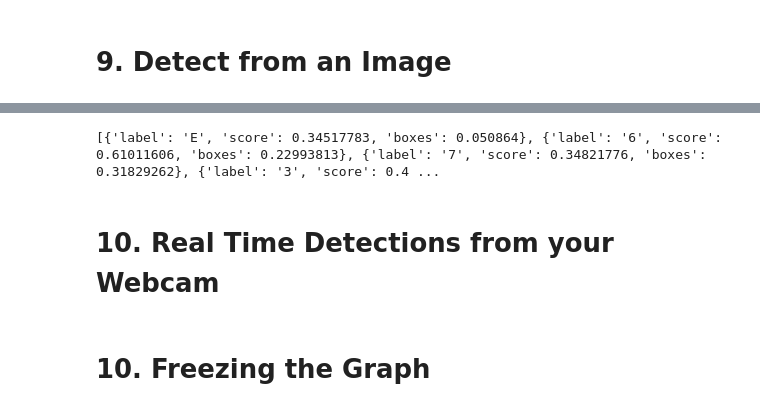
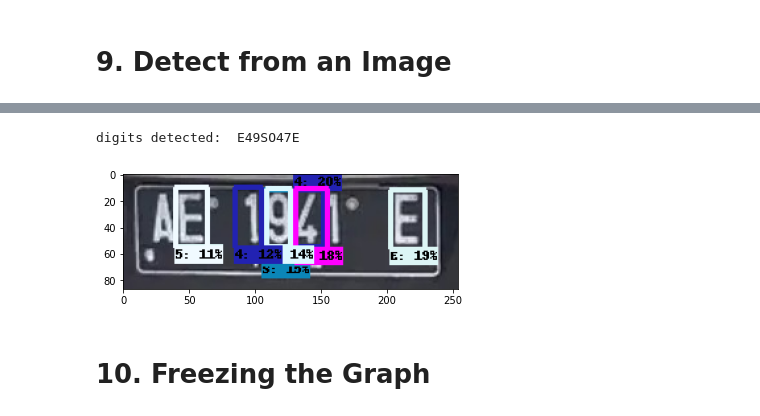
Before and after one commit to sekarlm/license-plate-recognition, a Jupyter notebook: digits_recognition/TFOD_digits_recognition.ipynb, the cells around one changed output, grey strips where cells are left out. Cells and saved outputs as stored; diff of their text form; code cells hidden in the pictures.

Commit message:
add digits recognition instructions

```diff
--- a/digits_recognition/TFOD_digits_recognition.ipynb
+++ b/digits_recognition/TFOD_digits_recognition.ipynb
@@ -8,9 +36,9 @@ Here is step by step building digits detection model.
 # %%
 import os
 # %%
-CUSTOM_MODEL_NAME = 'my_ssd_resnet50_v1_fpn'
-PRETRAINED_MODEL_NAME = 'ssd_resnet50_v1_fpn_640x640_coco17_tpu-8'
-PRETRAINED_MODEL_URL = 'http://download.tensorflow.org/models/object_detection/tf2/20200711/ssd_resnet50_v1_fpn_640x640_coco17_tpu-8.tar.gz'
+CUSTOM_MODEL_NAME = 'efficientdet_d1'
+PRETRAINED_MODEL_NAME = 'efficientdet_d1_coco17_tpu-32'
+PRETRAINED_MODEL_URL = 'http://download.tensorflow.org/models/object_detection/tf2/20200711/efficientdet_d1_coco17_tpu-32.tar.gz'
 TF_RECORD_SCRIPT_NAME = 'generate_tfrecord.py'
 LABEL_MAP_NAME = 'label_map.pbtxt'
 # %%
@@ -371,0 +371,4 @@ IMAGE_PATH = os.path.join(paths['IMAGE_PATH'], 'test', '351.E 6730 RC-07-19.jpeg
+# %%
+image01 = '17.E 4172 QC-11-18.jpg'
+
+IMAGE_PATH = os.path.join(paths['IMAGE_PATH'], 'test', 'image01')
@@ -407,9 +397,10 @@ plt.show()
 # %%
+# retrieve digits detections result
 boxes = detections['detection_boxes']
 max_boxes_to_draw = 8
 scores = detections['detection_scores']
 class_idx = detections['detection_classes']+label_id_offset
-min_score_thresh=.27
+min_score_thresh=.1
 
 result = []
 for i in range(min(max_boxes_to_draw, boxes.shape[0])):
@@ -421,7 +412,10 @@ for i in range(min(max_boxes_to_draw, boxes.shape[0])):
     result.append(item)
 
 result = sorted(result, key=lambda k: k['boxes'])
+digit_plate = ""
+for digit in result:
+  digit_plate = digit_plate+digit["label"]
+
+print("digits detected: ", digit_plate)
 # %% [output]
-[{'label': 'E', 'score': 0.34517783, 'boxes': 0.050864}, {'label': '6', 'score': 0.61011606, 'boxes': 0.22993813}, {'label': '7', 'score': 0.34821776, 'boxes': 0.31829262}, {'label': '3', 'score': 0.4 ...
+digits detected:  E49SO47E
-# %% [markdown]
-# 10. Real Time Detections from your Webcam
@@ -470,3 +422,23 @@ while cap.isOpened():
+# %%
+# visualize detection result
+label_id_offset = 1
+image_np_with_detections = image_np.copy()
+
+viz_utils.visualize_boxes_and_labels_on_image_array(
+            image_np_with_detections,
+            detections['detection_boxes'],
+            detections['detection_classes']+label_id_offset,
+            detections['detection_scores'],
+            category_index,
+            use_normalized_coordinates=True,
+            max_boxes_to_draw=8,
+            min_score_thresh=0.05,
+            agnostic_mode=False)
+
+plt.imshow(cv2.cvtColor(image_np_with_detections, cv2.COLOR_BGR2RGB))
+plt.show()
+# %% [output]
+[figure, added]
 # %% [markdown]
 # 10. Freezing the Graph
 # %%
```
Also changed, not shown: parts of 41 cells of this notebook.
